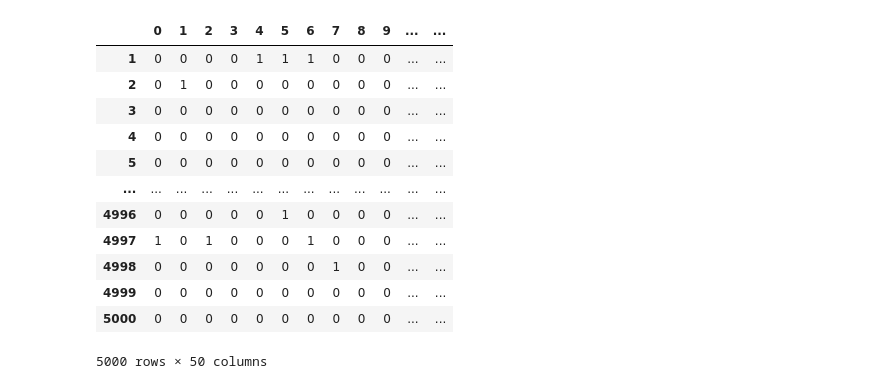
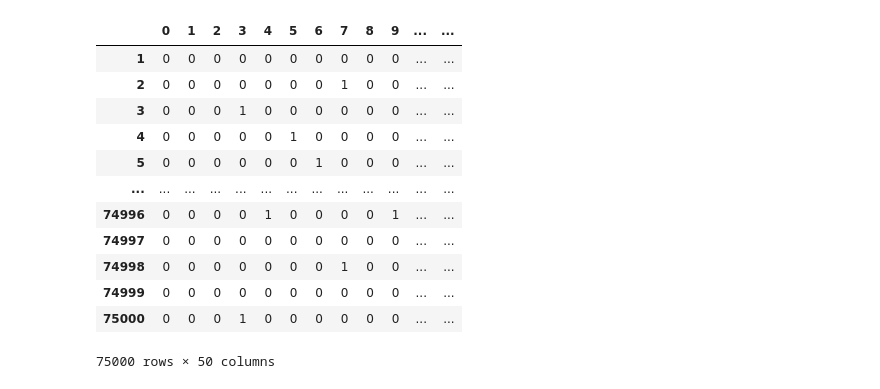
Before and after one commit to cal-brown/lab2, a Jupyter notebook: lab2.ipynb, the cells around one changed output. Saved outputs shown, nothing was run; the diff lists cells and outputs as text; code cells hidden in the pictures.

Commit message:
bakery skylines and rules

```diff
--- a/lab2.ipynb
+++ b/lab2.ipynb
@@ -3,19 +3,20 @@ import numpy as np
 import pandas as pd
 from functools import reduce
 # %%
-bakery = pd.read_csv("5000-out2.csv", names=np.arange(50))
+#bakery = pd.read_csv("5000-out2.csv", names=np.arange(50))
+bakery = pd.read_csv("75000-out2.csv", names=np.arange(50))
 bakery
 # %% [output]
 |  | 0 | 1 | 2 | 3 | 4 | 5 | 6 | 7 | 8 | 9 | ... | ... |
-| 1 | 0 | 0 | 0 | 0 | 1 | 1 | 1 | 0 | 0 | 0 | ... | ... |
-| 2 | 0 | 1 | 0 | 0 | 0 | 0 | 0 | 0 | 0 | 0 | ... | ... |
-| 3 | 0 | 0 | 0 | 0 | 0 | 0 | 0 | 0 | 0 | 0 | ... | ... |
-| 4 | 0 | 0 | 0 | 0 | 0 | 0 | 0 | 0 | 0 | 0 | ... | ... |
-| 5 | 0 | 0 | 0 | 0 | 0 | 0 | 0 | 0 | 0 | 0 | ... | ... |
+| 1 | 0 | 0 | 0 | 0 | 0 | 0 | 0 | 0 | 0 | 0 | ... | ... |
+| 2 | 0 | 0 | 0 | 0 | 0 | 0 | 0 | 1 | 0 | 0 | ... | ... |
+| 3 | 0 | 0 | 0 | 1 | 0 | 0 | 0 | 0 | 0 | 0 | ... | ... |
+| 4 | 0 | 0 | 0 | 0 | 0 | 1 | 0 | 0 | 0 | 0 | ... | ... |
+| 5 | 0 | 0 | 0 | 0 | 0 | 0 | 1 | 0 | 0 | 0 | ... | ... |
 | ... | ... | ... | ... | ... | ... | ... | ... | ... | ... | ... | ... | ... |
-| 4996 | 0 | 0 | 0 | 0 | 0 | 1 | 0 | 0 | 0 | 0 | ... | ... |
-| 4997 | 1 | 0 | 1 | 0 | 0 | 0 | 1 | 0 | 0 | 0 | ... | ... |
-| 4998 | 0 | 0 | 0 | 0 | 0 | 0 | 0 | 1 | 0 | 0 | ... | ... |
-| 4999 | 0 | 0 | 0 | 0 | 0 | 0 | 0 | 0 | 0 | 0 | ... | ... |
-| 5000 | 0 | 0 | 0 | 0 | 0 | 0 | 0 | 0 | 0 | 0 | ... | ... |
+| 74996 | 0 | 0 | 0 | 0 | 1 | 0 | 0 | 0 | 0 | 1 | ... | ... |
+| 74997 | 0 | 0 | 0 | 0 | 0 | 0 | 0 | 0 | 0 | 0 | ... | ... |
+| 74998 | 0 | 0 | 0 | 0 | 0 | 0 | 0 | 1 | 0 | 0 | ... | ... |
+| 74999 | 0 | 0 | 0 | 0 | 0 | 0 | 0 | 0 | 0 | 0 | ... | ... |
+| 75000 | 0 | 0 | 0 | 1 | 0 | 0 | 0 | 0 | 0 | 0 | ... | ... |
-5000 rows × 50 columns
+75000 rows × 50 columns
```
Also changed, not shown: parts of 18 cells of this notebook, 3 other files.
